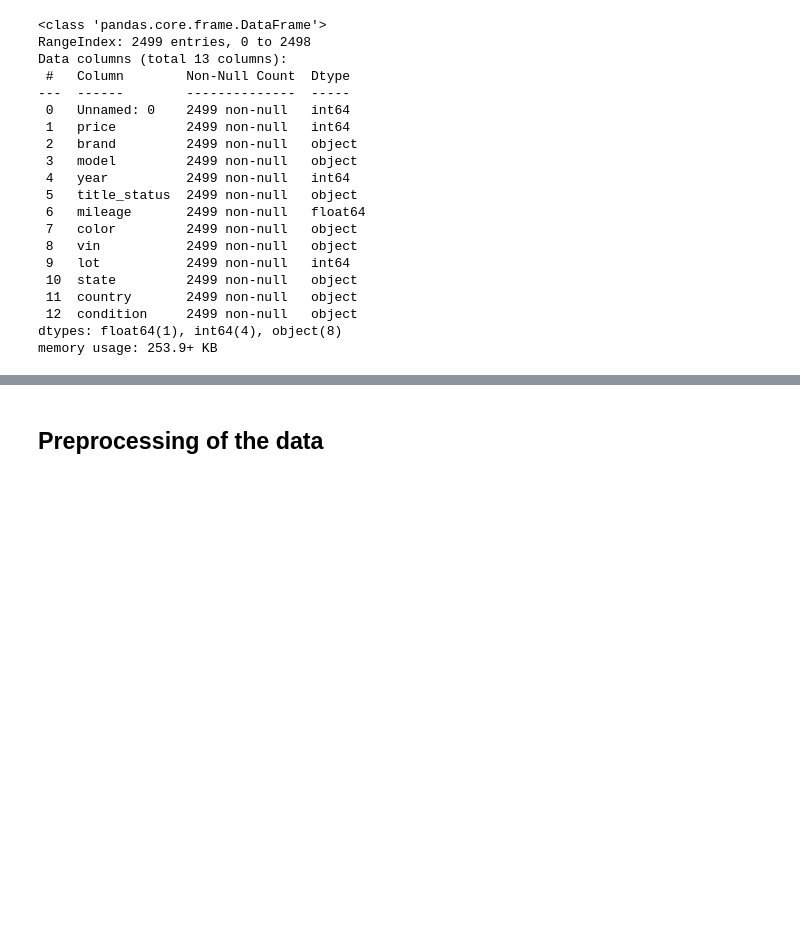
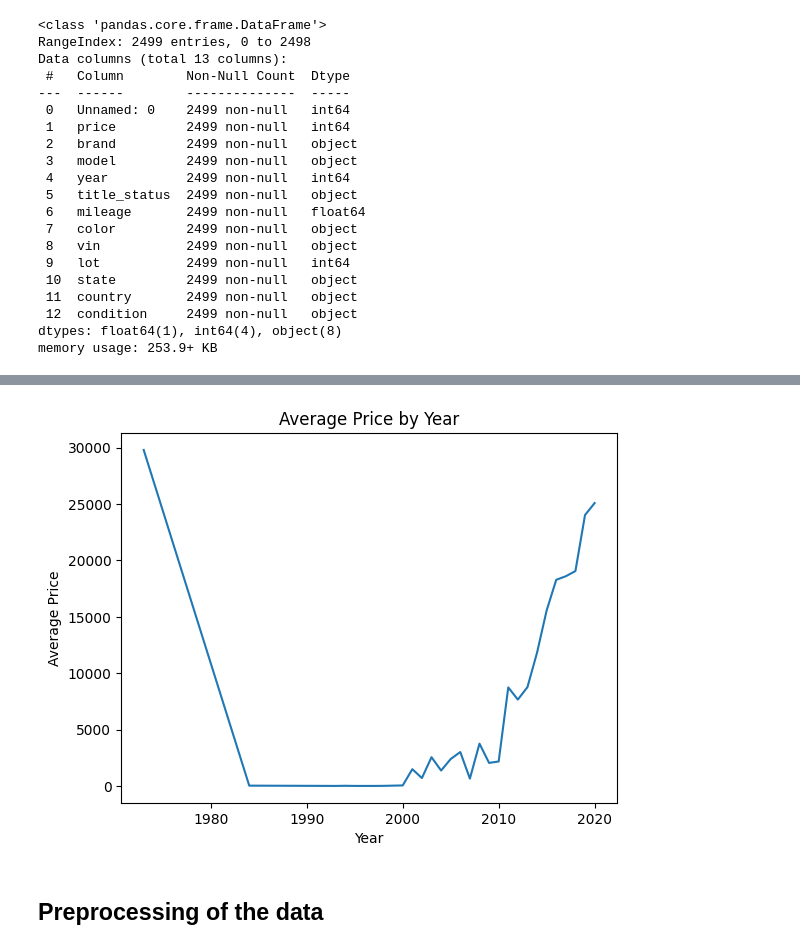
Before and after one commit to arijitparia2002/price-prediction, a Jupyter notebook: main.ipynb, the cells around one changed output, grey strips where cells are left out. Cells and saved outputs as stored; diff of their text form; code cells hidden in the pictures; blank space fills up the shorter version.

```diff
--- a/main.ipynb
+++ b/main.ipynb
@@ -52,3 +85,11 @@ memory usage: 253.9+ KB
+# %%
+data.groupby('year')['price'].mean().plot()
+plt.title('Average Price by Year')
+plt.xlabel('Year')
+plt.ylabel('Average Price')
+plt.show()
+# %% [output]
+[figure, added]
 # %% [markdown]
 ## Preprocessing of the data
 # %%
```
Also changed, not shown: parts of 6 cells of this notebook, 3 other files.
